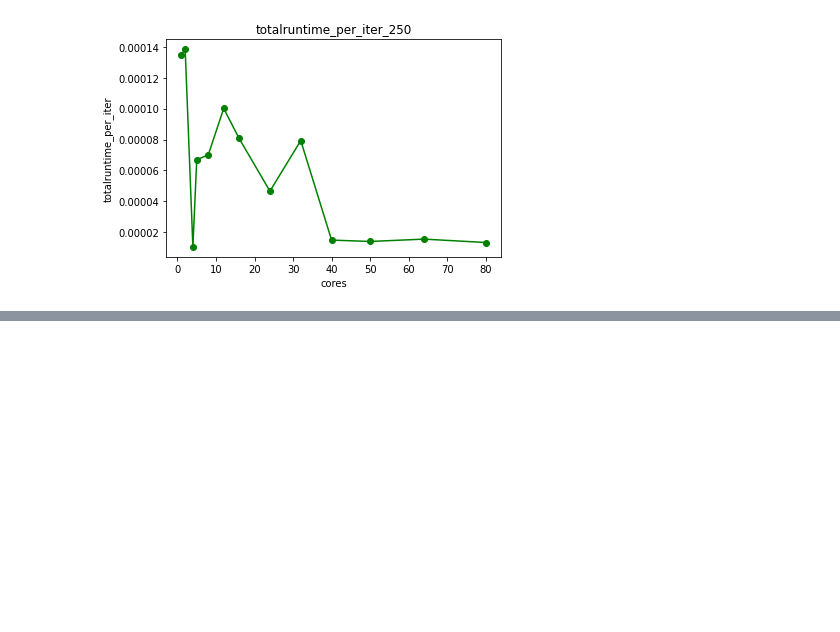
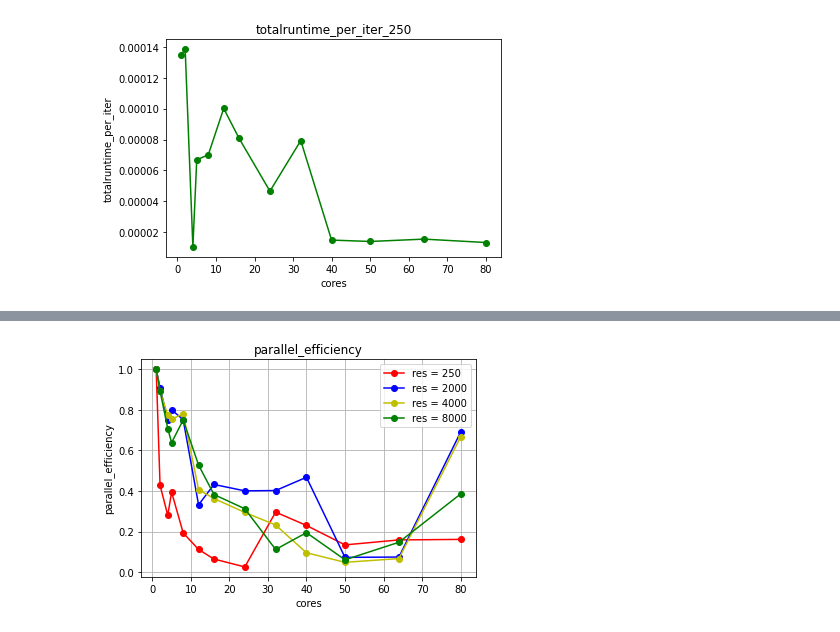
Before and after one commit to GenosW/NSSC2, a Jupyter notebook: exercise1/Alex/Task2/plots.ipynb, the cells around one changed output, grey strips where cells are left out. Saved outputs shown, nothing was run; the diff lists cells and outputs as text; code cells hidden in the pictures; blank space fills up the shorter version.

```diff
--- a/exercise1/Alex/Task2/plots.ipynb
+++ b/exercise1/Alex/Task2/plots.ipynb
@@ -122,0 +212,15 @@ plt.savefig('runtime_per_iter_250')
+# %%
+plt.figure()
+plt.title("parallel_efficiency")
+plt.plot(d,E_250,'-or',label='res = 250')
+plt.plot(d,E_2000,'-ob',label='res = 2000')
+plt.plot(d,E_4000,'-oy',label='res = 4000')
+plt.plot(d,E_8000,'-og',label='res = 8000')
+
+plt.xlabel("cores")
+plt.ylabel("parallel_efficiency")
+plt.grid()
+plt.legend()
+plt.savefig('parallel_efficiency')
+# %% [output]
+[figure, added]
```
Also changed, not shown: parts of 8 cells of this notebook, 7 other files.
